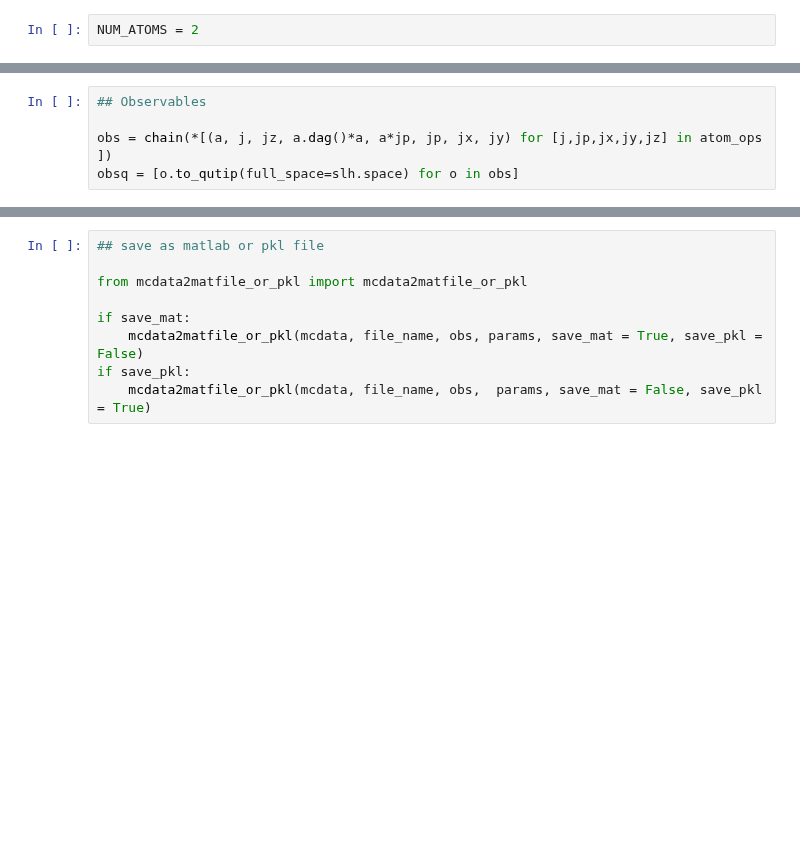
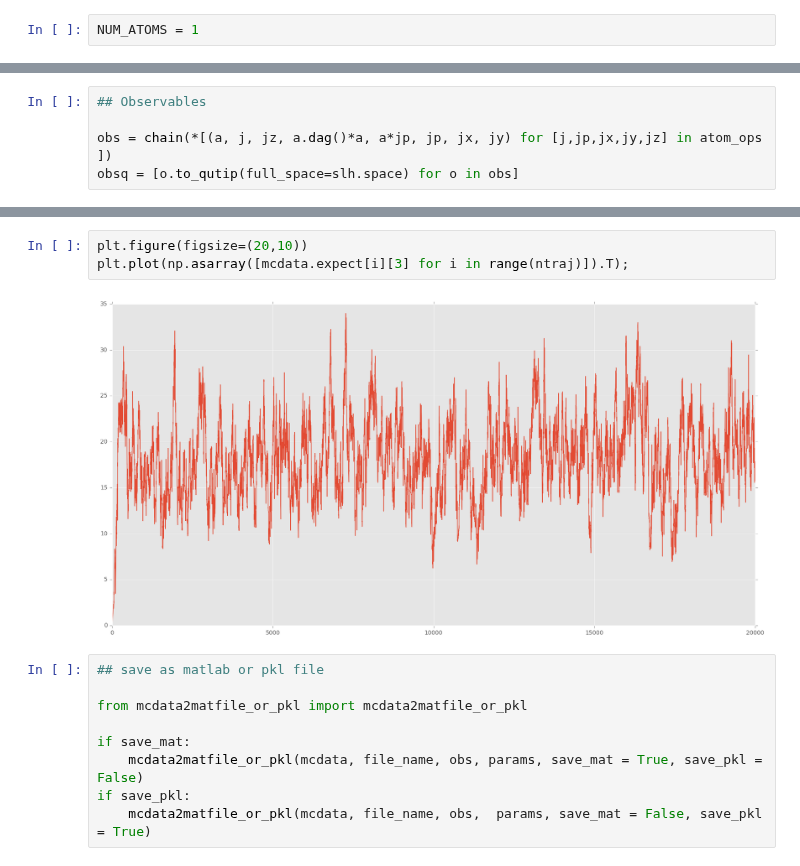
Before and after one commit to tabakg/diffusion_maps, a Jupyter notebook: make_quantum_jump_trajectories/make_quantum_trajectories_absorptive_bistability-2.ipynb, the cells around one changed output, grey strips where cells are left out. Saved outputs shown, nothing was run; the diff lists cells and outputs as text; blank space fills up the shorter version.

```diff
--- a/make_quantum_jump_trajectories/make_quantum_trajectories_absorptive_bistability-2.ipynb
+++ b/make_quantum_jump_trajectories/make_quantum_trajectories_absorptive_bistability-2.ipynb
@@ -71,7 +71,7 @@ from itertools import chain
 a = Destroy('1')
 ad = a.dag()
 # %%
-NUM_ATOMS = 2
+NUM_ATOMS = 1
 # %%
 atom_ops = []
 for i in range(2,2+NUM_ATOMS):
@@ -181,3 +181,8 @@ Total run time:  30.96s
+# %%
+plt.figure(figsize=(20,10))
+plt.plot(np.asarray([mcdata.expect[i][3] for i in range(ntraj)]).T);
+# %% [output]
+[figure, added]
 # %%
 ## save as matlab or pkl file
 
```
Also changed, not shown: parts of 3 cells of this notebook, 3 other files.
